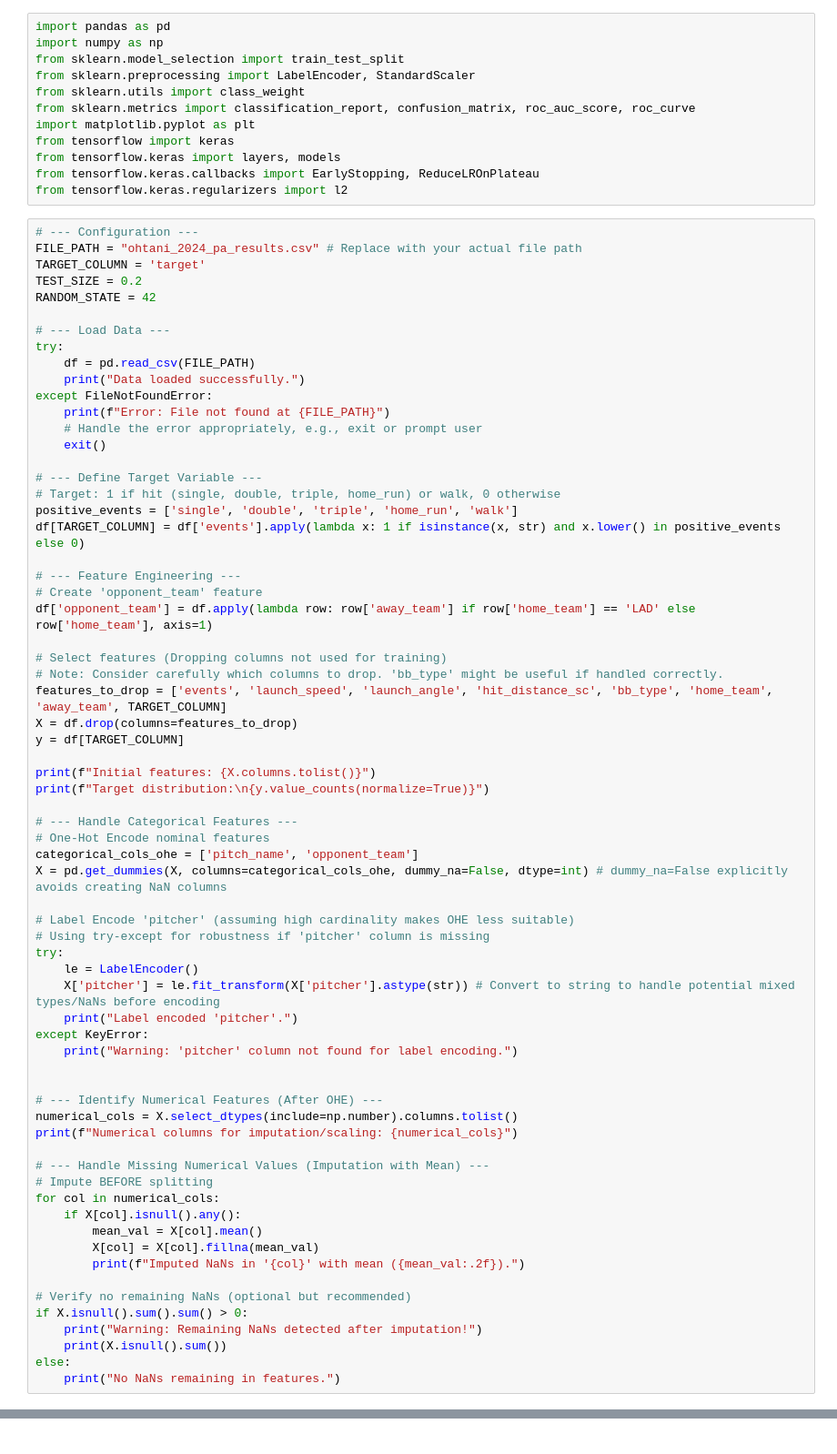
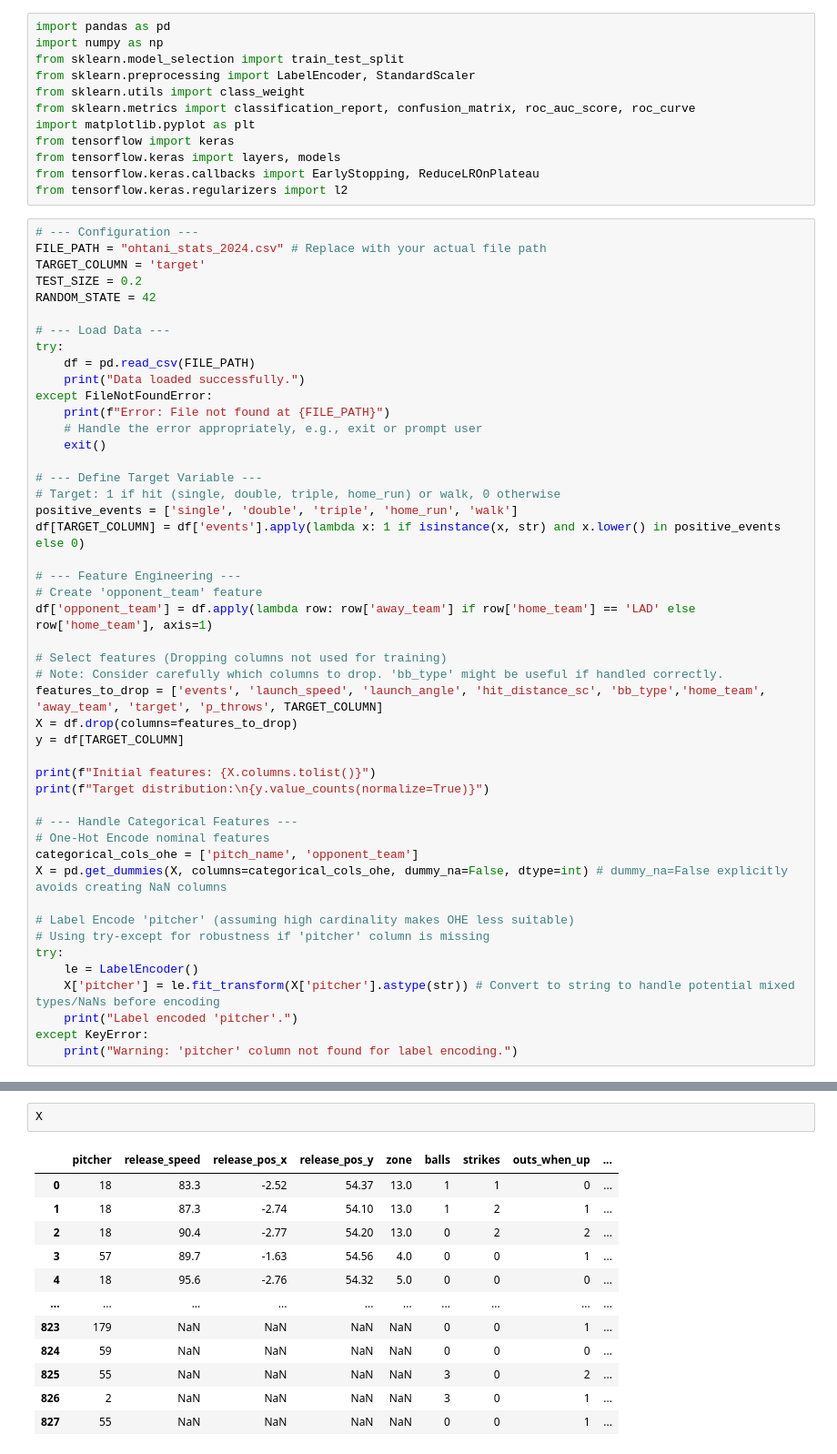
Before and after one commit to Aliuddink/CS-4210-Group-Project, a Jupyter notebook: nn_binary.ipynb, the cells around one changed output, grey strips where cells are left out. Shown: that part at 91% size. Cells and saved outputs as stored; diff of their text form.

```diff
--- a/nn_binary.ipynb
+++ b/nn_binary.ipynb
@@ -12,7 +12,7 @@ from tensorflow.keras.callbacks import EarlyStopping, ReduceLROnPlateau
 from tensorflow.keras.regularizers import l2
 # %%
 # --- Configuration ---
-FILE_PATH = "ohtani_2024_pa_results.csv" # Replace with your actual file path
+FILE_PATH = "ohtani_stats_2024.csv" # Replace with your actual file path
 TARGET_COLUMN = 'target'
 TEST_SIZE = 0.2
 RANDOM_STATE = 42
@@ -37,7 +37,7 @@ df['opponent_team'] = df.apply(lambda row: row['away_team'] if row['home_team']
 
 # Select features (Dropping columns not used for training)
 # Note: Consider carefully which columns to drop. 'bb_type' might be useful if handled correctly.
-features_to_drop = ['events', 'launch_speed', 'launch_angle', 'hit_distance_sc', 'bb_type', 'home_team', 'away_team', TARGET_COLUMN]
+features_to_drop = ['events', 'launch_speed', 'launch_angle', 'hit_distance_sc', 'bb_type','home_team', 'away_team', 'target', 'p_throws', TARGET_COLUMN]
 X = df.drop(columns=features_to_drop)
 y = df[TARGET_COLUMN]
 
@@ -57,23 +57,3 @@ try:
     print("Label encoded 'pitcher'.")
 except KeyError:
     print("Warning: 'pitcher' column not found for label encoding.")
-
-
-# --- Identify Numerical Features (After OHE) ---
-numerical_cols = X.select_dtypes(include=np.number).columns.tolist()
-print(f"Numerical columns for imputation/scaling: {numerical_cols}")
-
-# --- Handle Missing Numerical Values (Imputation with Mean) ---
-# Impute BEFORE splitting
-for col in numerical_cols:
-    if X[col].isnull().any():
-        mean_val = X[col].mean()
-        X[col] = X[col].fillna(mean_val)
-        print(f"Imputed NaNs in '{col}' with mean ({mean_val:.2f}).")
-
-# Verify no remaining NaNs (optional but recommended)
-if X.isnull().sum().sum() > 0:
-    print("Warning: Remaining NaNs detected after imputation!")
-    print(X.isnull().sum())
-else:
-    print("No NaNs remaining in features.")
@@ -79,0 +69,15 @@ else:
+# %%
+X
+# %% [output]
+|  | pitcher | release_speed | release_pos_x | release_pos_y | zone | balls | strikes | outs_when_up | ... |
+| 0 | 18 | 83.3 | -2.52 | 54.37 | 13.0 | 1 | 1 | 0 | ... |
+| 1 | 18 | 87.3 | -2.74 | 54.10 | 13.0 | 1 | 2 | 1 | ... |
+| 2 | 18 | 90.4 | -2.77 | 54.20 | 13.0 | 0 | 2 | 2 | ... |
+| 3 | 57 | 89.7 | -1.63 | 54.56 | 4.0 | 0 | 0 | 1 | ... |
+| 4 | 18 | 95.6 | -2.76 | 54.32 | 5.0 | 0 | 0 | 0 | ... |
+| ... | ... | ... | ... | ... | ... | ... | ... | ... | ... |
+| 823 | 179 | NaN | NaN | NaN | NaN | 0 | 0 | 1 | ... |
+| 824 | 59 | NaN | NaN | NaN | NaN | 0 | 0 | 0 | ... |
+| 825 | 55 | NaN | NaN | NaN | NaN | 3 | 0 | 2 | ... |
+| 826 | 2 | NaN | NaN | NaN | NaN | 3 | 0 | 1 | ... |
+| 827 | 55 | NaN | NaN | NaN | NaN | 0 | 0 | 1 | ... |
```
Also changed, not shown: parts of 8 cells of this notebook, 1 other file.
